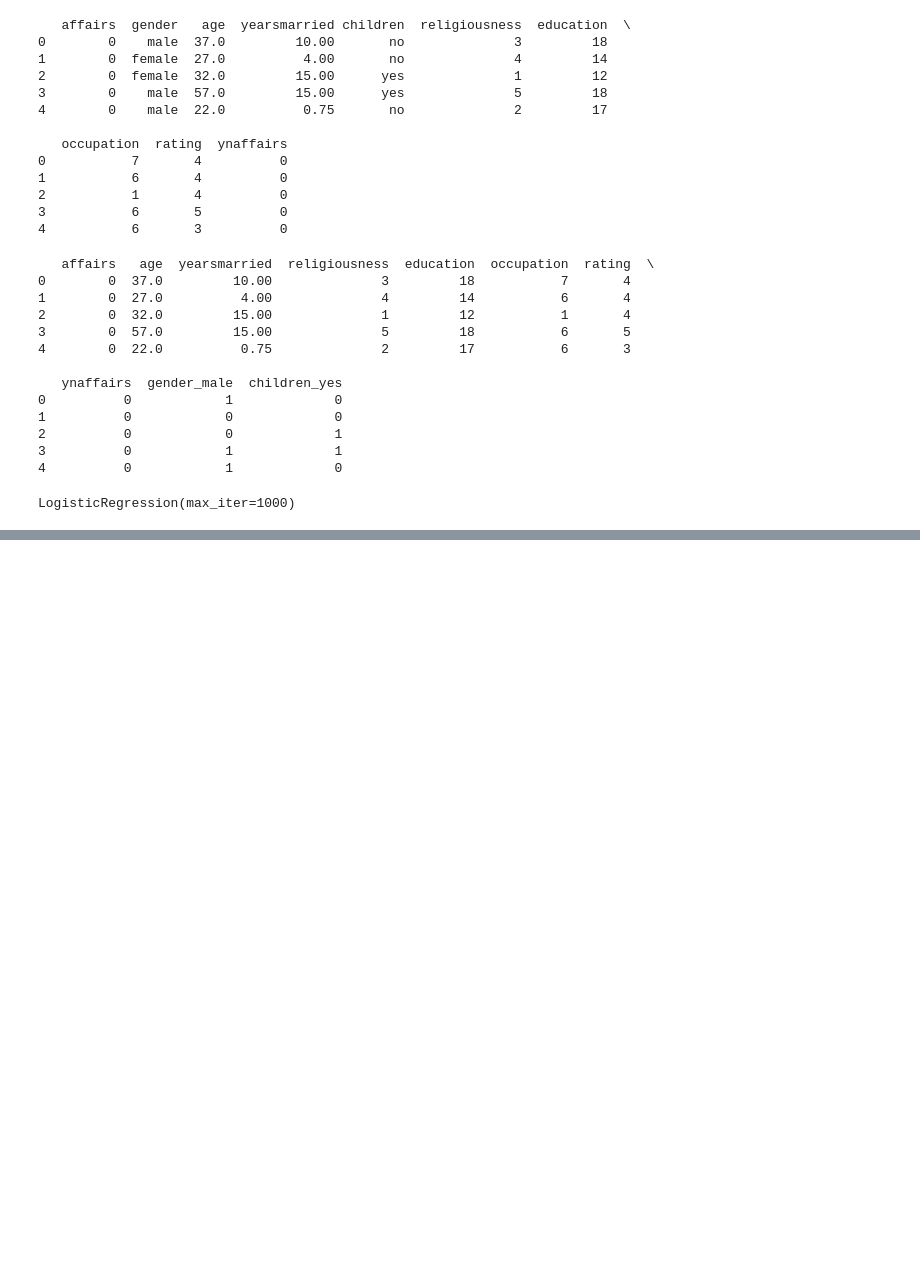
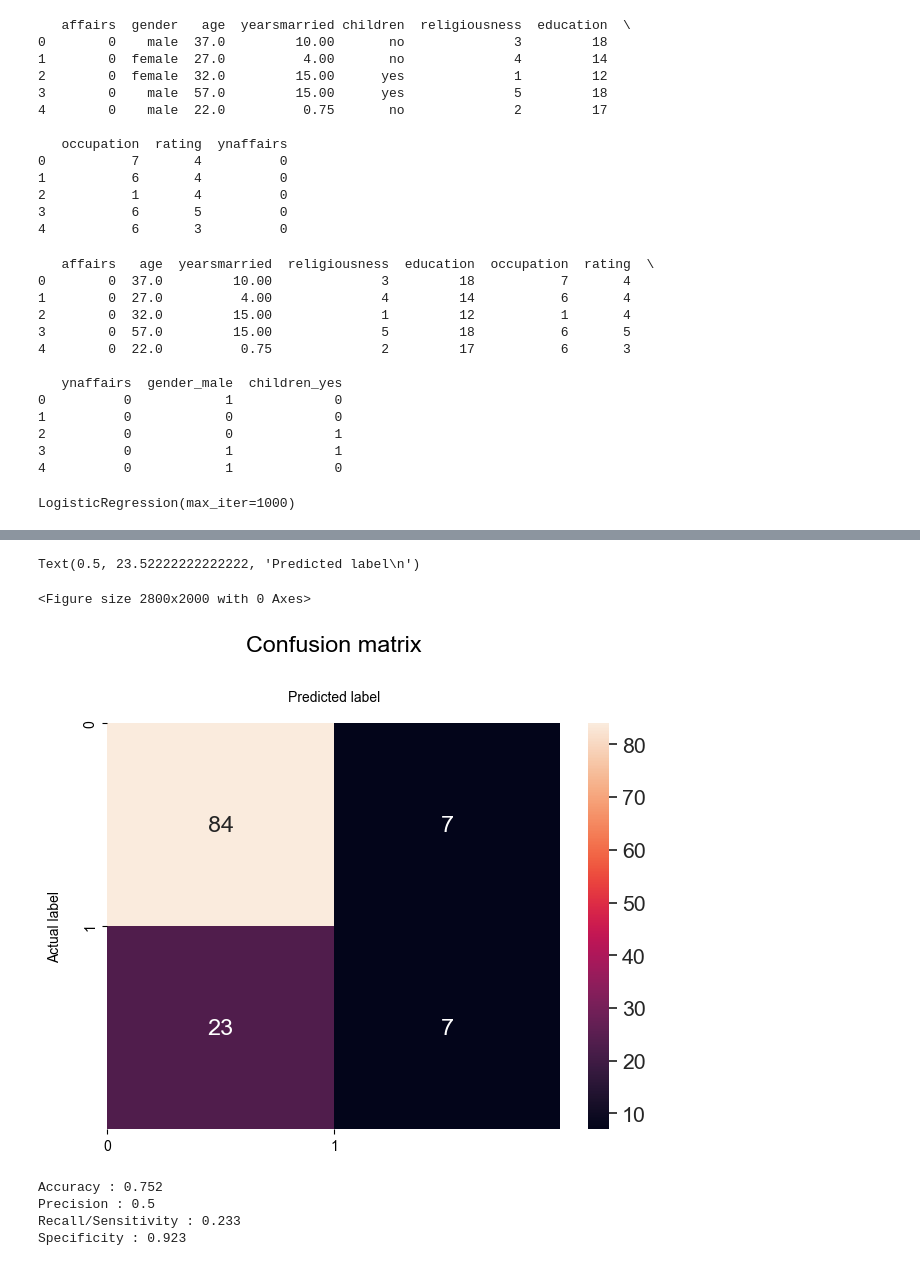
Before and after one commit to silverbacon9/Machine-Learning, a Jupyter notebook: code test/2. Classification/2. Classification test.ipynb, the cells around one changed output, grey strips where cells are left out. Saved outputs shown, nothing was run; the diff lists cells and outputs as text; code cells hidden in the pictures; blank space fills up the shorter version.

```diff
--- a/code test/2. Classification/2. Classification test.ipynb
+++ b/code test/2. Classification/2. Classification test.ipynb
@@ -142,3 +163,16 @@ X_train, X_test, y_train, y_test = train_test_split(X, y, test_size=0.3, random_
+# %%
+from sklearn.model_selection import train_test_split
+from sklearn.preprocessing import StandardScaler
+
+# 定義變數與數據縮放
+# 數據標準化
+
+scaler = StandardScaler()
+X_scaled = scaler.fit_transform(X)
+
+# 切分 80% 訓練集與 20% 測試集
+# random_state=42 就是我們之前說的「隨機種子」，確保每次結果一樣
+X_train, X_test, y_train, y_test = train_test_split(X_scaled, y, test_size=0.2, random_state=42)
 # %%
 from sklearn.linear_model import LogisticRegression
 
@@ -187,0 +248,40 @@ ValueError: could not convert string to float: 'male'
+# %%
+import matplotlib.pyplot as plt
+import seaborn as sns
+from sklearn.metrics import confusion_matrix
+
+
+# Create the Confusion matrix
+cm = confusion_matrix(y_test, predictions)
+df_cm = pd.DataFrame(cm, index = (0, 1), columns = (0, 1))
+plt.figure(figsize = (28,20))
+
+fig, ax = plt.subplots()
+sns.set(font_scale=1.4)
+sns.heatmap(df_cm, annot=True, fmt='g')
+
+class_names=[0,1]
+tick_marks = np.arange(len(class_names))
+plt.tight_layout()
+plt.title('Confusion matrix\n', y=1.1)
+plt.xticks(tick_marks, class_names)
+plt.yticks(tick_marks, class_names)
+ax.xaxis.set_label_position("top")
+plt.ylabel('Actual label\n')
+plt.xlabel('Predicted label\n')
+# %% [output]
+Text(0.5, 23.52222222222222, 'Predicted label\n')
+<Figure size 2800x2000 with 0 Axes>
+[figure, added]
+# %%
+TP=7; FP=7; FN=23; TN=84
+
+print(f'Accuracy : {round((TP+TN)/(TP+FP+TN+FN),3)}')    # (TP + TN) / (TP + FP + TN + FN)
+print(f'Precision : {round((TP)/(TP+FP), 3)}')              # TP / (TP + FP)
+print(f'Recall/Sensitivity : {round((TP)/(TP+FN), 3)}')     # TP / (TP + FN)
+print(f'Specificity : {round((TN)/(TN+TP), 3)}')            # TN / (TN + FP)
+# %% [output]
+Accuracy : 0.752
+Precision : 0.5
+Recall/Sensitivity : 0.233
+Specificity : 0.923
```
Also changed, not shown: parts of 18 cells of this notebook.
